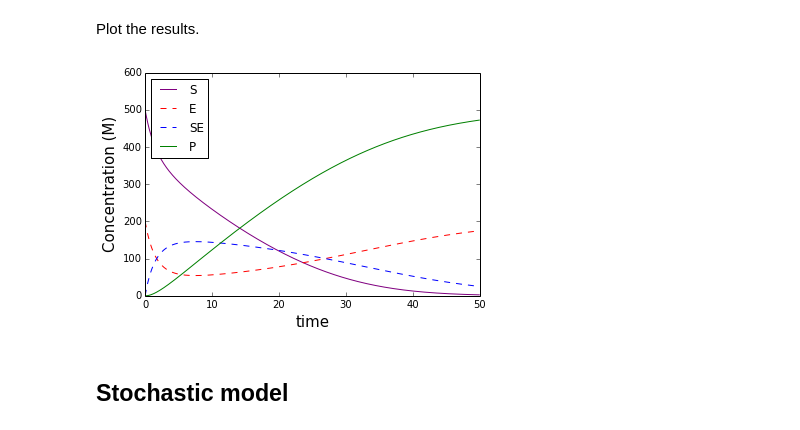
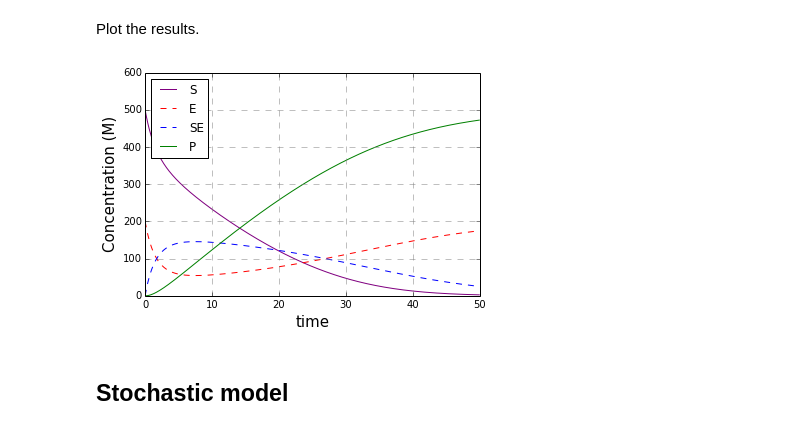
Before and after one commit to davidtgonzales/Stochastic-Modelling, a Jupyter notebook: michaelis_menten.ipynb, the cells around one changed output. Saved outputs shown, nothing was run; the diff lists cells and outputs as text; code cells hidden in the pictures.

```diff
--- a/michaelis_menten.ipynb
+++ b/michaelis_menten.ipynb
@@ -68,16 +68,17 @@ Plot the results.
 # %%
 plt.plot(list(np.arange(0,maxt,deltat)),list(c[0,:]),'purple',label='S')
 plt.plot(list(np.arange(0,maxt,deltat)),list(c[1,:]),'--r',label='E')
 plt.plot(list(np.arange(0,maxt,deltat)),list(c[2,:]),'--b',label='SE')
 plt.plot(list(np.arange(0,maxt,deltat)),list(c[3,:]),'green',label='P')
 plt.legend(loc=2)
 plt.xlabel('time',size=15)
 plt.ylabel('Concentration (M)',size=15)
 plt.xlim(0,maxt)
 plt.ylim(0,600)
-plt.grid(b=True, which='major', color='grey', linestyle='--')plt.show()
+plt.grid(b=True, which='major', color='grey', linestyle='--')
+plt.show()
 # %% [output]
-[figure, old version]
+[figure, new version]
 # %% [markdown]
 ## Stochastic model
 # %% [markdown]
```
Also changed, not shown: parts of 1 cell of this notebook.
